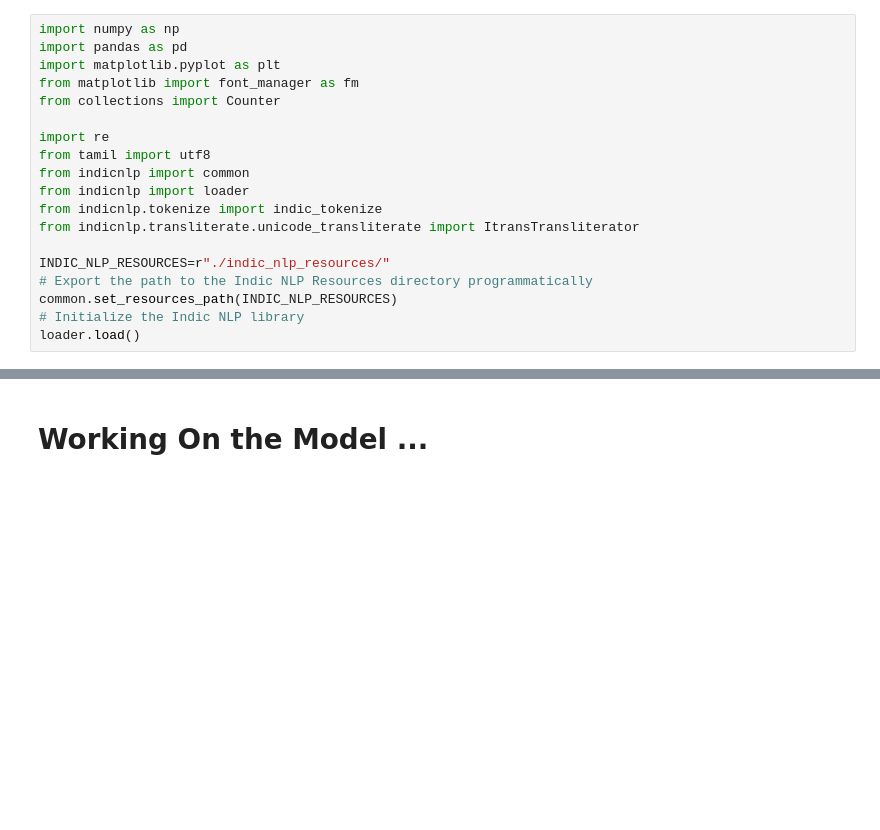
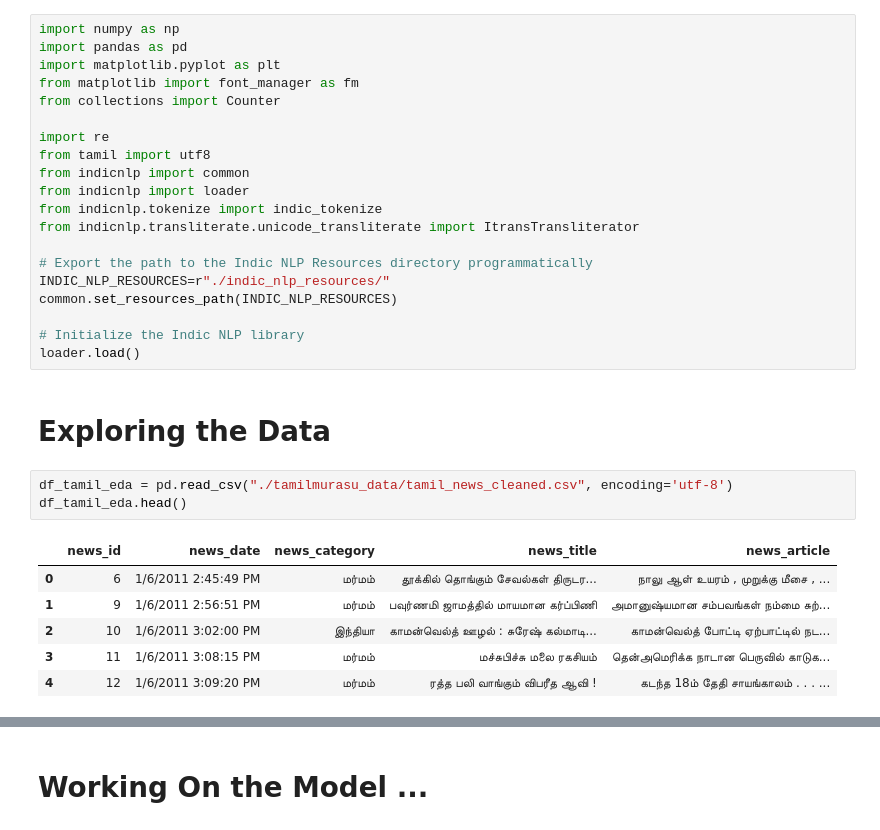
Before and after one commit to ojasiiitd/Tamil-Murasu-Categorization, a Jupyter notebook: Tamil-Articles.ipynb, the cells around one changed output, grey strips where cells are left out. Saved outputs shown, nothing was run; the diff lists cells and outputs as text; blank space fills up the shorter version.

```diff
--- a/Tamil-Articles.ipynb
+++ b/Tamil-Articles.ipynb
@@ -12,8 +12,21 @@ from indicnlp import loader
 from indicnlp.tokenize import indic_tokenize
 from indicnlp.transliterate.unicode_transliterate import ItransTransliterator
 
+# Export the path to the Indic NLP Resources directory programmatically
 INDIC_NLP_RESOURCES=r"./indic_nlp_resources/"
-# Export the path to the Indic NLP Resources directory programmatically
 common.set_resources_path(INDIC_NLP_RESOURCES)
+
 # Initialize the Indic NLP library
 loader.load()
+# %% [markdown]
+# Exploring the Data
+# %%
+df_tamil_eda = pd.read_csv("./tamilmurasu_data/tamil_news_cleaned.csv", encoding='utf-8')
+df_tamil_eda.head()
+# %% [output]
+|  | news_id | news_date | news_category | news_title | news_article |
+| 0 | 6 | 1/6/2011 2:45:49 PM | மர்மம் | தூக்கில் தொங்கும் சேவல்கள் திருடர... | நாலு ஆள் உயரம் , முறுக்கு மீசை , ... |
+| 1 | 9 | 1/6/2011 2:56:51 PM | மர்மம் | பவுர்ணமி ஜாமத்தில் மாயமான கர்ப்பிணி | அமானுஷ்யமான சம்பவங்கள் நம்மை சுற்... |
+| 2 | 10 | 1/6/2011 3:02:00 PM | இந்தியா | காமன்வெல்த் ஊழல் : சுரேஷ் கல்மாடி... | காமன்வெல்த் போட்டி ஏற்பாட்டில் நட... |
+| 3 | 11 | 1/6/2011 3:08:15 PM | மர்மம் | மச்சுபிச்சு மலை ரகசியம் | தென்அமெரிக்க நாடான பெருவில் காடுக... |
+| 4 | 12 | 1/6/2011 3:09:20 PM | மர்மம் | ரத்த பலி வாங்கும் விபரீத ஆவி ! | கடந்த 18ம் தேதி சாயங்காலம் . . . ... |
```
Also changed, not shown: parts of 12 cells of this notebook, 1 other file.
